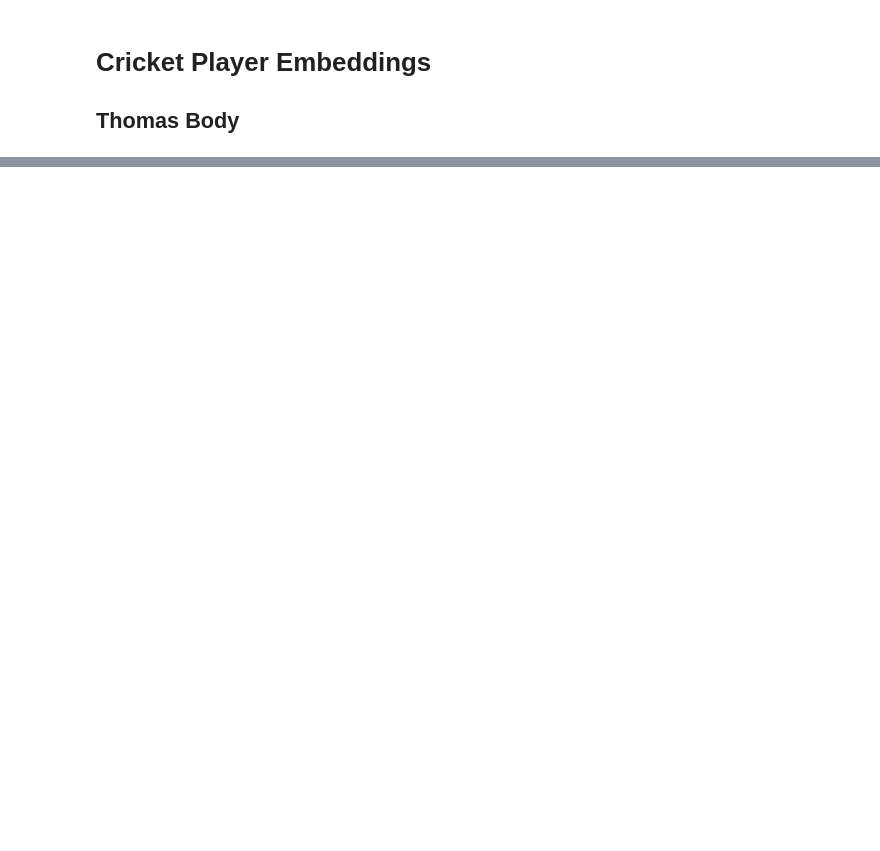
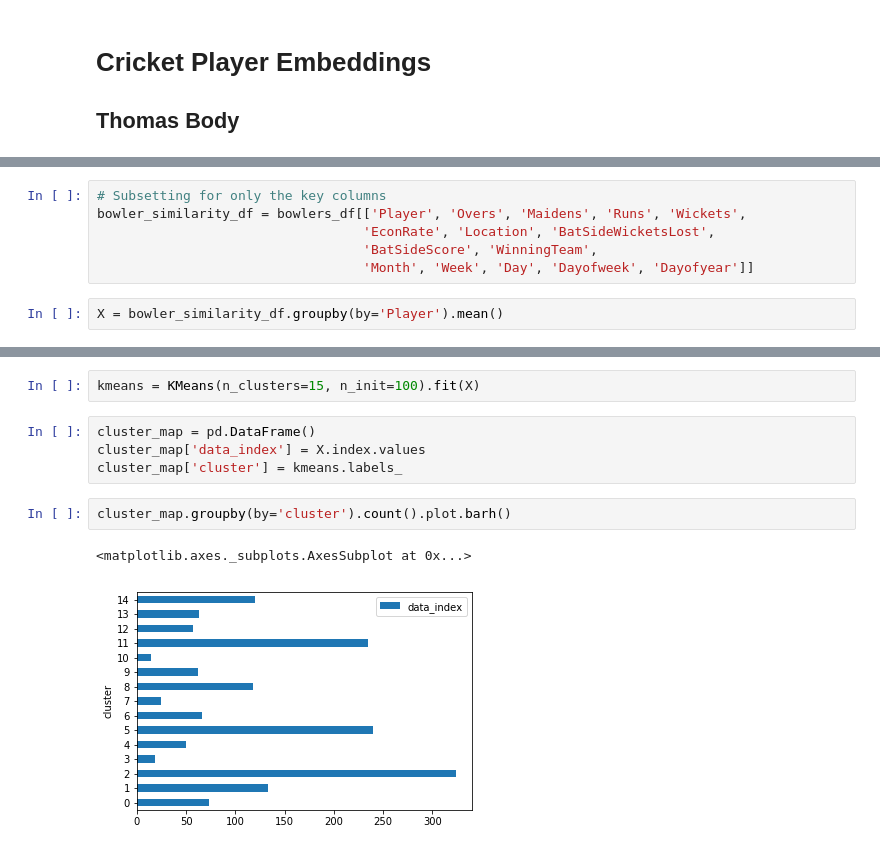
Before and after one commit to tombody/cricket-insights, a Jupyter notebook: Player embeddings.ipynb, the cells around one changed output, grey strips where cells are left out. Cells and saved outputs as stored; diff of their text form; blank space fills up the shorter version.

Commit message:
Updated player embeddings file

```diff
--- a/Player embeddings.ipynb
+++ b/Player embeddings.ipynb
@@ -7,0 +294,8 @@ ModuleNotFoundError: No module named 'spacy'
+# %%
+# Subsetting for only the key columns
+bowler_similarity_df = bowlers_df[['Player', 'Overs', 'Maidens', 'Runs', 'Wickets',
+                                  'EconRate', 'Location', 'BatSideWicketsLost',
+                                  'BatSideScore', 'WinningTeam',
+                                  'Month', 'Week', 'Day', 'Dayofweek', 'Dayofyear']]
+# %%
+X = bowler_similarity_df.groupby(by='Player').mean()
@@ -7,0 +324,11 @@ ModuleNotFoundError: No module named 'spacy'
+# %%
+kmeans = KMeans(n_clusters=15, n_init=100).fit(X)
+# %%
+cluster_map = pd.DataFrame()
+cluster_map['data_index'] = X.index.values
+cluster_map['cluster'] = kmeans.labels_
+# %%
+cluster_map.groupby(by='cluster').count().plot.barh()
+# %% [output]
+<matplotlib.axes._subplots.AxesSubplot at 0x...>
+[figure, added]
```
Also changed, not shown: parts of 40 cells of this notebook.
